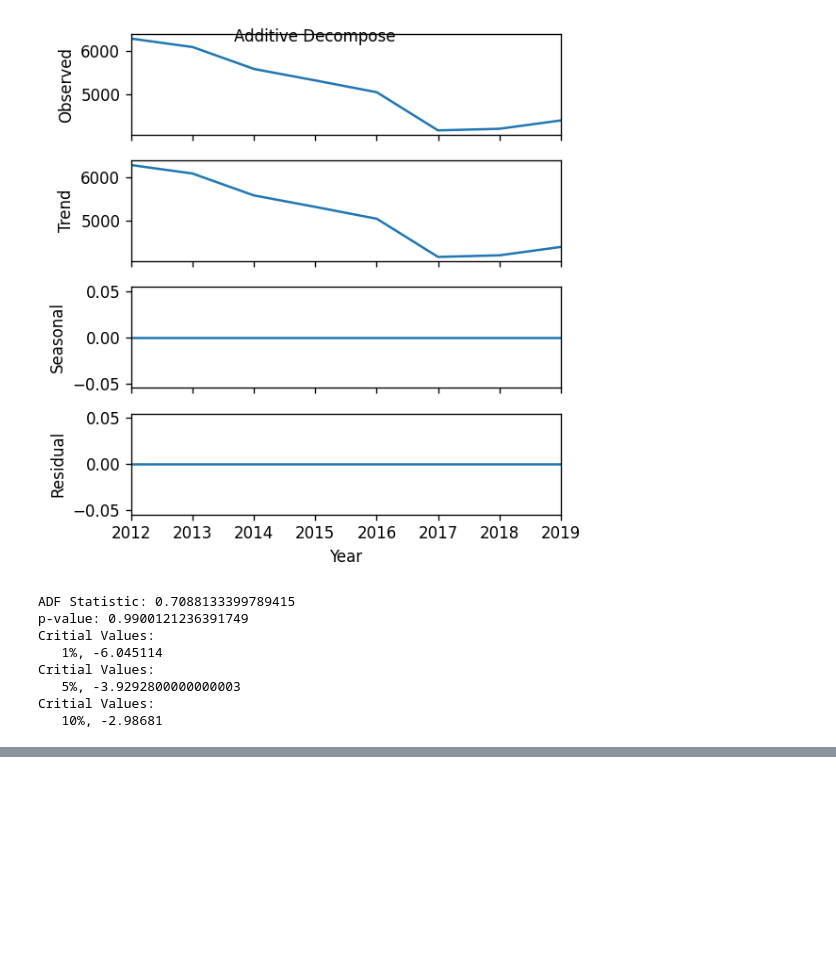
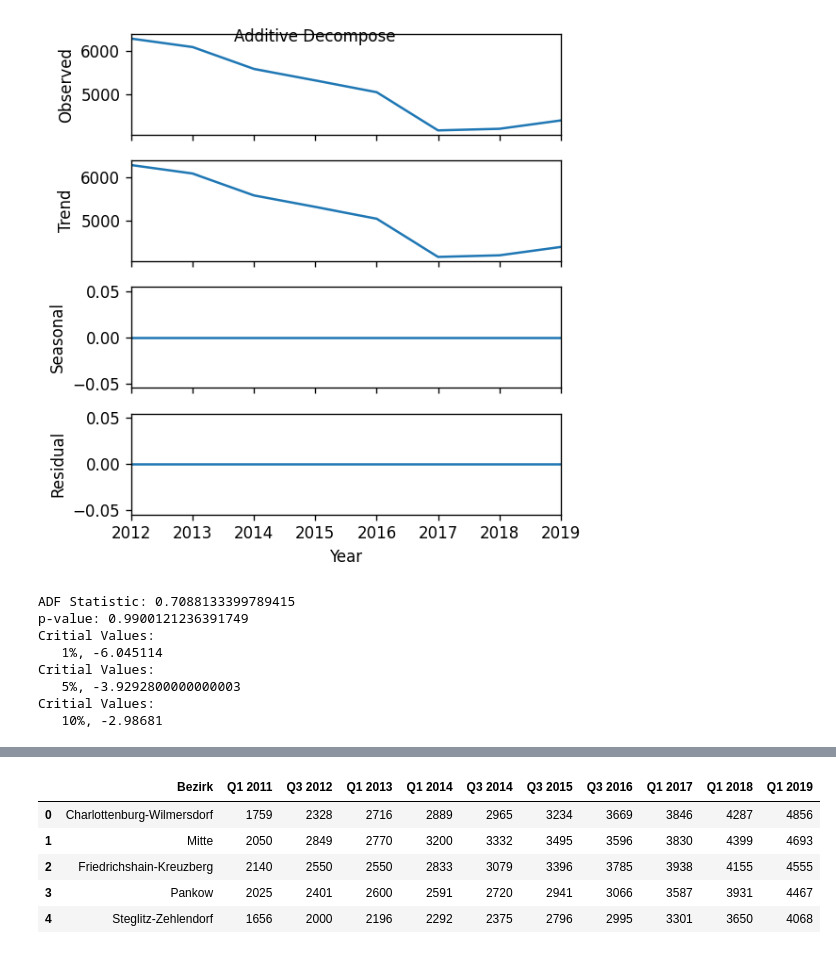
Before and after one commit to Jonny-Preuss/Berlin_stats_and_airbnb, a Jupyter notebook: BI_Project_Berlin_JP.ipynb, the cells around one changed output, grey strips where cells are left out. Drawn from its saved outputs; the diff is of its cells as text; code cells hidden in the pictures; blank space fills up the shorter version.

```diff
--- a/BI_Project_Berlin_JP.ipynb
+++ b/BI_Project_Berlin_JP.ipynb
@@ -284,0 +587,4 @@ Critial Values:
+# %%
+path = 'drive/MyDrive/Colab Notebooks/BI/data/'
+df_bbs_störung = pd.read_excel(path+'Berlin_Bezirke_Statista.xlsx',sheet_name='Störung_Touris_2012')
+df_bbs_störung.head()
@@ -284,0 +598,11 @@ Critial Values:
+# %%
+## Kaufpreise_Whg
+df_bbs_kaufpreise_whg = pd.read_excel(path+'Berlin_Bezirke_Statista.xlsx',sheet_name='Kaufpreise_Whg')
+df_bbs_kaufpreise_whg.head()
+# %% [output]
+|  | Bezirk | Q1 2011 | Q3 2012 | Q1 2013 | Q1 2014 | Q3 2014 | Q3 2015 | Q3 2016 | Q1 2017 | Q1 2018 | Q1 2019 |
+| 0 | Charlottenburg-Wilmersdorf | 1759 | 2328 | 2716 | 2889 | 2965 | 3234 | 3669 | 3846 | 4287 | 4856 |
+| 1 | Mitte | 2050 | 2849 | 2770 | 3200 | 3332 | 3495 | 3596 | 3830 | 4399 | 4693 |
+| 2 | Friedrichshain-Kreuzberg | 2140 | 2550 | 2550 | 2833 | 3079 | 3396 | 3785 | 3938 | 4155 | 4555 |
+| 3 | Pankow | 2025 | 2401 | 2600 | 2591 | 2720 | 2941 | 3066 | 3587 | 3931 | 4467 |
+| 4 | Steglitz-Zehlendorf | 1656 | 2000 | 2196 | 2292 | 2375 | 2796 | 2995 | 3301 | 3650 | 4068 |
```
Also changed, not shown: parts of 43 cells of this notebook.
